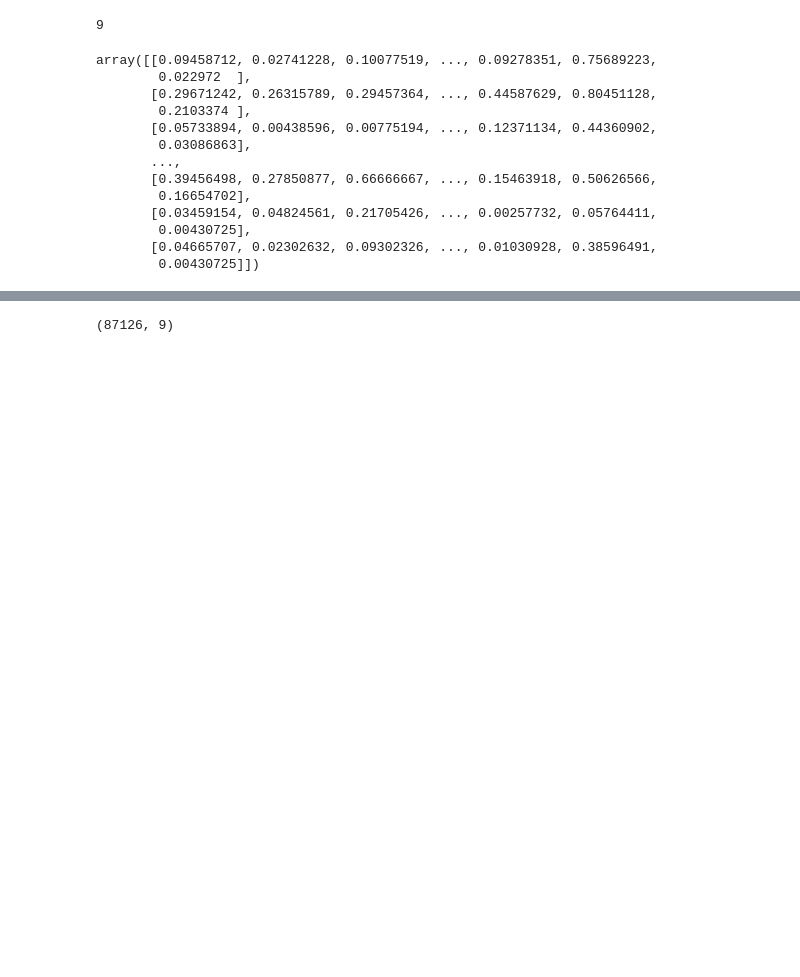
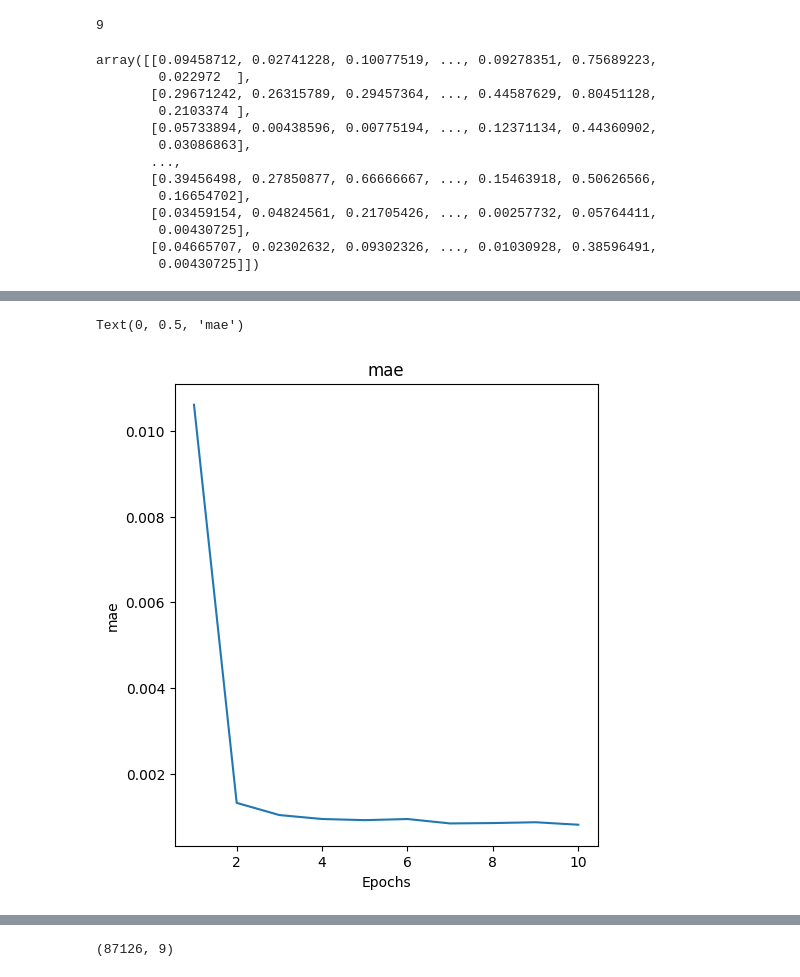
Before and after one commit to Dietica-Capstone/ml-dietica, a Jupyter notebook: model_rekomendasi.ipynb, the cells around one changed output, grey strips where cells are left out. Cells and saved outputs as stored; diff of their text form; code cells hidden in the pictures; blank space fills up the shorter version.

```diff
--- a/model_rekomendasi.ipynb
+++ b/model_rekomendasi.ipynb
@@ -421,3 +450,18 @@ Epoch 10/10
+# %%
+mae = history.history['mae']
+
+#grafik mae
+plt.figure(figsize=(12,6))
+plt.subplot(1, 2, 1)
+plt.plot(range(1, len(mae) + 1), mae, label='Mae')
+dd
+
+')
+plt.xlabel('Epochs')
+plt.ylabel('mae')
+# %% [output]
+Text(0, 0.5, 'mae')
+[figure, added]
 # %%
 #predict latent feature using the trained model
 predicted_latent_feature = model.predict(resep_scaled)
```
Also changed, not shown: parts of 14 cells of this notebook.
